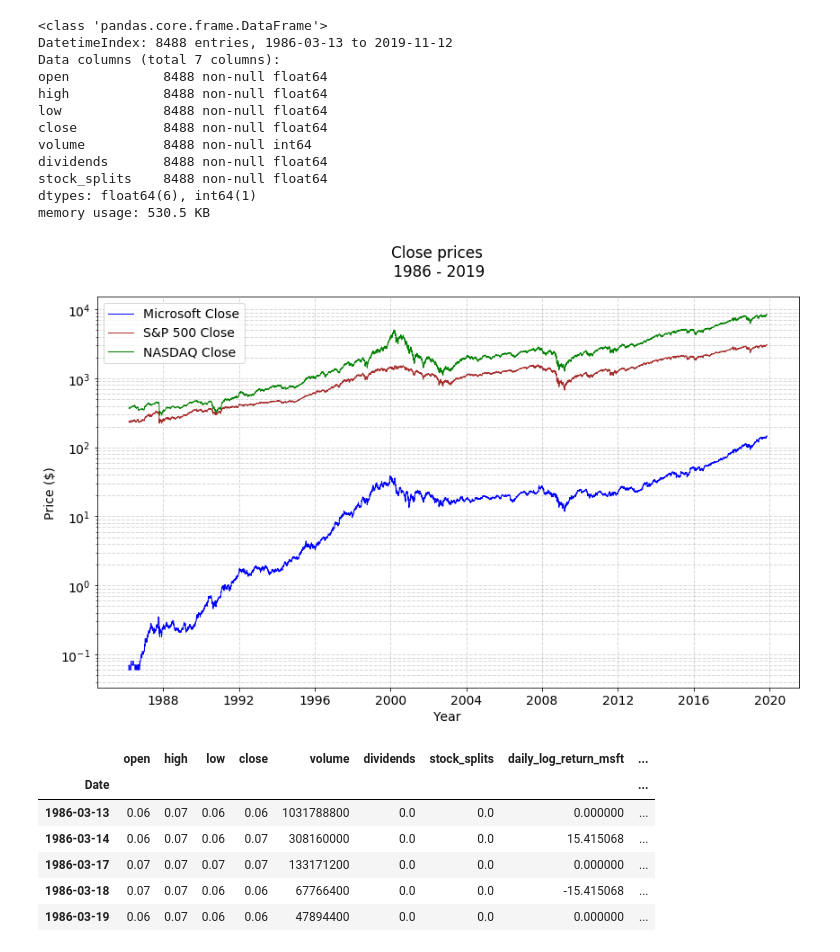
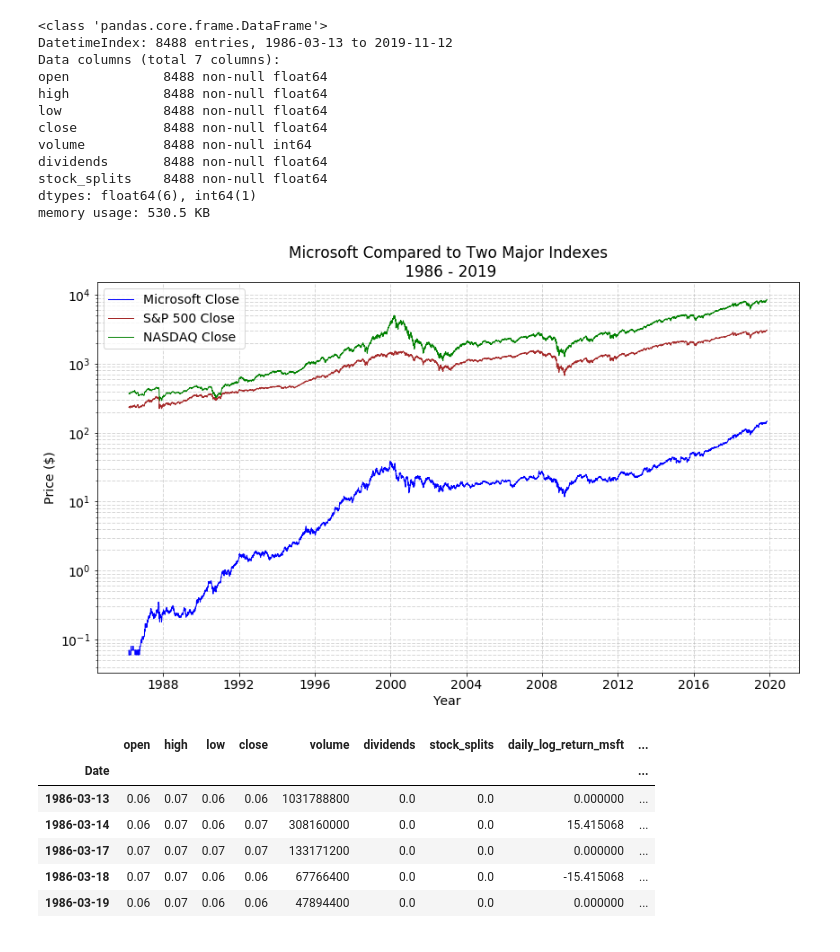
Before and after one commit to YanaSSS/Predicting-Daily-Stock-Returns-with-Machine-Learning-models, a Jupyter notebook: Machine Learning for Predicting Stock Daily Returns.ipynb, the cells around one changed output. Drawn from its saved outputs; the diff is of its cells as text; code cells hidden in the pictures.

```diff
--- a/Machine Learning for Predicting Stock Daily Returns.ipynb
+++ b/Machine Learning for Predicting Stock Daily Returns.ipynb
@@ -49,8 +60,7 @@ def plot_stock_data(data, stock_name, color, scale):
     """ Plot data using, allowing to chose my y-scale
     """
     plt.rcParams.update({'font.size': 14})
-    plt.plot(data, color = color, label = "{0} Close".format(stock_name), linewidth = 1)
-    plt.suptitle("Close prices\n 1986 - 2019")
+    plt.plot(data, color = color, label = stock_name, linewidth = 1)
     plt.yscale(scale)
     plt.xlabel('Year')
     plt.ylabel("Price ($)")
@@ -214,14 +279,11 @@ memory usage: 530.5 KB
 #spy_500.info(), nasdaq.info()
 # %%
 plt.figure(figsize = (14,8), linewidth=3, frameon = False)
-
-data = [msft_data.close, spy_500.close, nasdaq.close]
-data_names = ["Microsoft", "S&P 500", "NASDAQ"]
-colors = ["blue", "brown", "green"]
 scale = "log"
-
-for dataset, name, color in zip(data, data_names, colors):
-    plot_stock_data(dataset, name, color, scale)
+plot_stock_data(msft_data.close, "Microsoft Close", "blue", scale)
+plot_stock_data(spy_500.close, "S&P 500 Close", "brown", scale)
+plot_stock_data(nasdaq.close, "NASDAQ Close", "green", scale)
+plt.title("Microsoft Compared to Two Major Indexes\n 1986 - 2019")
 plt.show()
 # %% [output]
-[figure, old version]
+[figure, new version]
```
Also changed, not shown: parts of 74 cells of this notebook.
